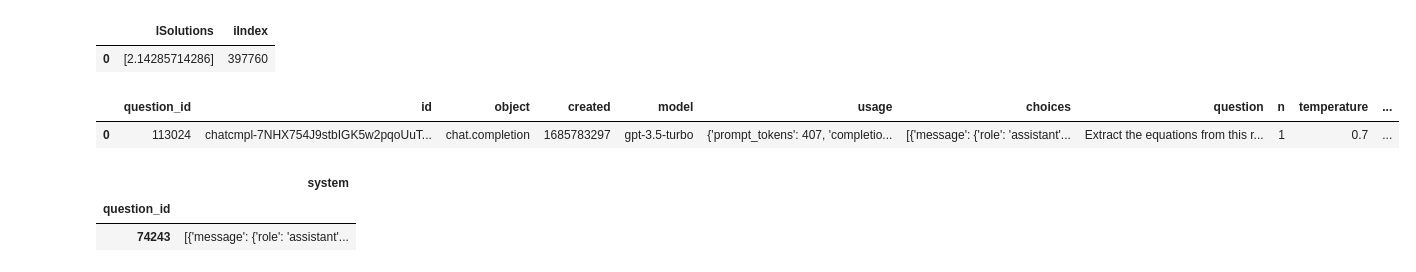
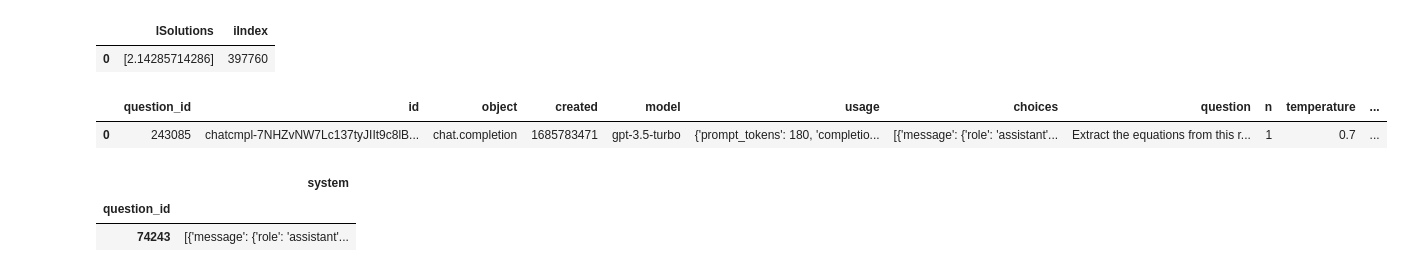
Before and after one commit to hwelsters/internal-consistency, a Jupyter notebook: 06-08-2023/categorize.ipynb, the cells around one changed output. Cells and saved outputs as stored; diff of their text form; code cells hidden in the pictures.

```diff
--- a/06-08-2023/categorize.ipynb
+++ b/06-08-2023/categorize.ipynb
@@ -9,11 +9,11 @@ ground.head(1)
 |  | lSolutions | iIndex |
 | 0 | [2.14285714286] | 397760 |
 # %%
-solved = pandas.read_json('data/output/solved/sample_0.jsonl', lines=True)
+solved = pandas.read_json('data/output/solved/sample_1.jsonl', lines=True)
 solved.head(1)
 # %% [output]
 |  | question_id | id | object | created | model | usage | choices | question | n | temperature | ... |
-| 0 | 113024 | chatcmpl-7NHX754J9stbIGK5w2pqoUuT... | chat.completion | 1685783297 | gpt-3.5-turbo | {'prompt_tokens': 407, 'completio... | [{'message': {'role': 'assistant'... | Extract the equations from this r... | 1 | 0.7 | ... |
+| 0 | 243085 | chatcmpl-7NHZvNW7Lc137tyJIIt9c8lB... | chat.completion | 1685783471 | gpt-3.5-turbo | {'prompt_tokens': 180, 'completio... | [{'message': {'role': 'assistant'... | Extract the equations from this r... | 1 | 0.7 | ... |
 # %%
 system = pandas.read_json('data/output/system_equations/sample_0.jsonl', lines=True)
 system = system[['question_id', 'choices']]
```
Also changed, not shown: parts of 7 cells of this notebook, 1 other file.
